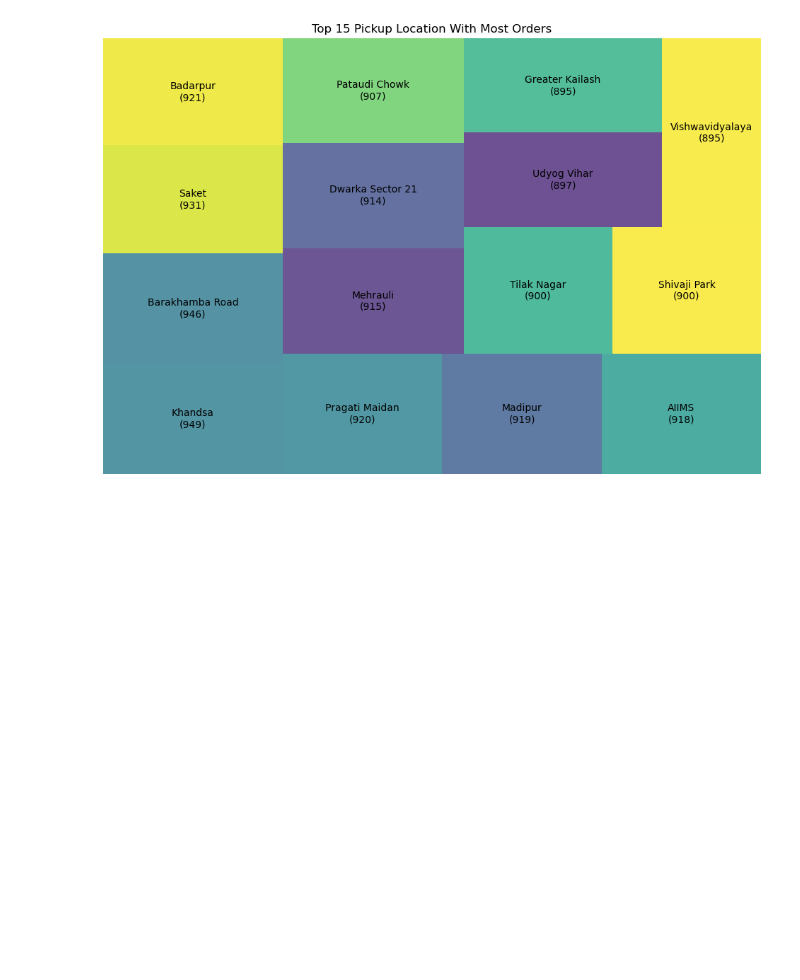
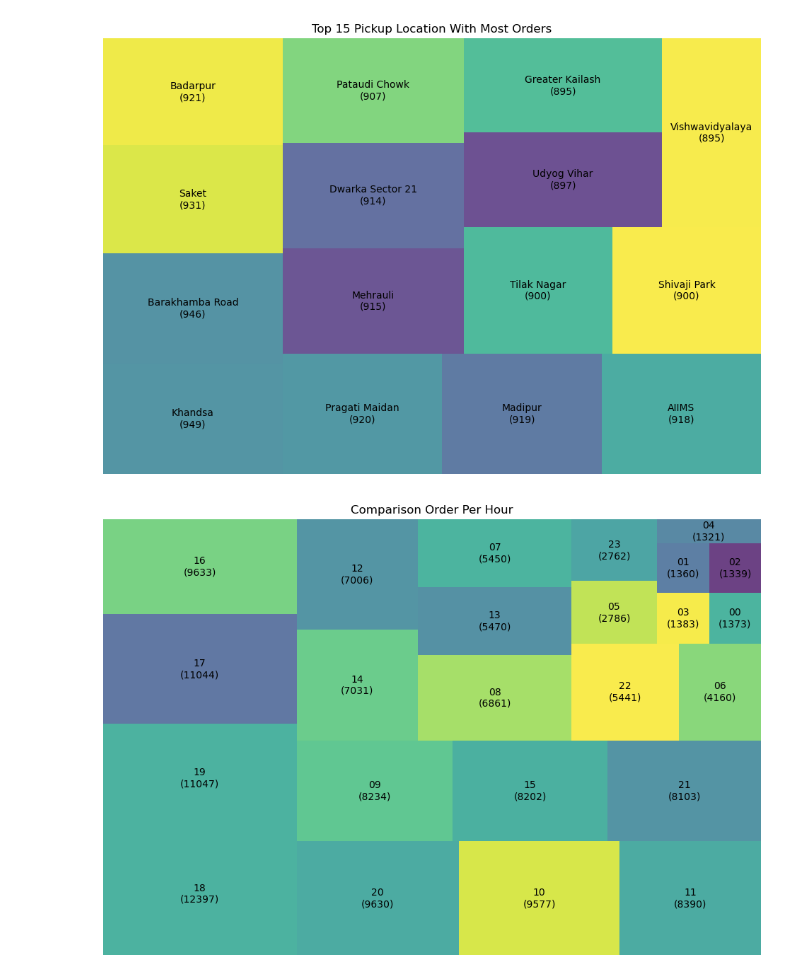
Before and after one commit to FlazeFy2/DS-Uber_Data_Analytics_Dashboard, a Jupyter notebook: exploratory data analysis-tree.ipynb, the cells around one changed output. Cells and saved outputs as stored; diff of their text form; code cells hidden in the pictures; blank space fills up the shorter version.

Commit message:
[DS] Exploratory Data Analysis (EDA) - Tree Chart Comparison Order Per Hour

```diff
--- a/exploratory data analysis-tree.ipynb
+++ b/exploratory data analysis-tree.ipynb
@@ -29,3 +29,35 @@ for dt in location_col:
 # %% [output]
 [figure]
 [figure]
+# %%
+import pandas as pd
+import matplotlib.pyplot as plt
+import squarify
+
+# Exploratory Data Analysis (EDA) - Tree Chart Comparison Order Per Hour
+data = pd.read_csv("ncr_ride_bookings.csv")
+
+# Convert Time to datetime and extract hour
+data["Hour"] = pd.to_datetime(data["Time"], format="%H:%M:%S").dt.hour
+
+# Count rows
+total_context = data.groupby("Hour").size().reset_index(name="Count")
+
+# Sort
+total_context = total_context.sort_values(by="Count", ascending=False)
+
+# Escape
+total_context["Hour"] = (total_context["Hour"].astype(str).str.zfill(2).str.replace("$", r"\$", regex=False))
+
+# Extract
+sizes = total_context["Count"]
+labels = total_context.apply(lambda x: f"{x['Hour']}\n({x['Count']})", axis=1)
+
+# Plot Tree Map
+plt.figure(figsize=(12, 8))
+squarify.plot(sizes=sizes, label=labels, alpha=0.8)
+plt.title("Comparison Order Per Hour")
+plt.axis("off")
+plt.show()
+# %% [output]
+[figure, added]
```
